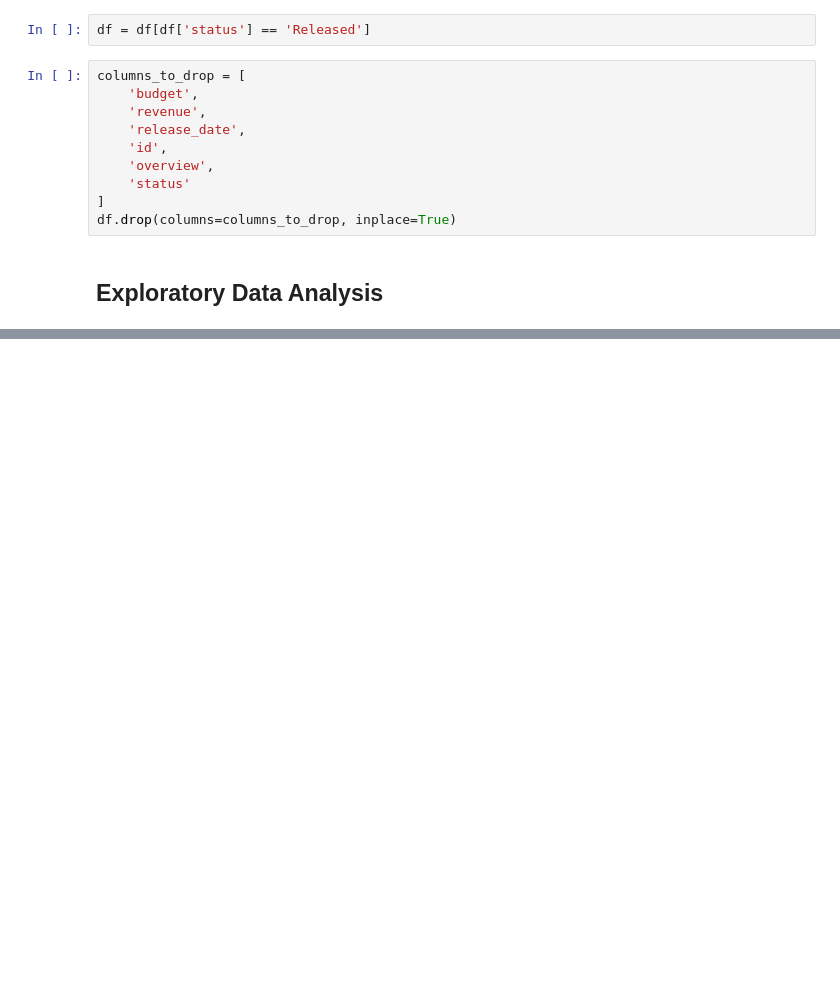
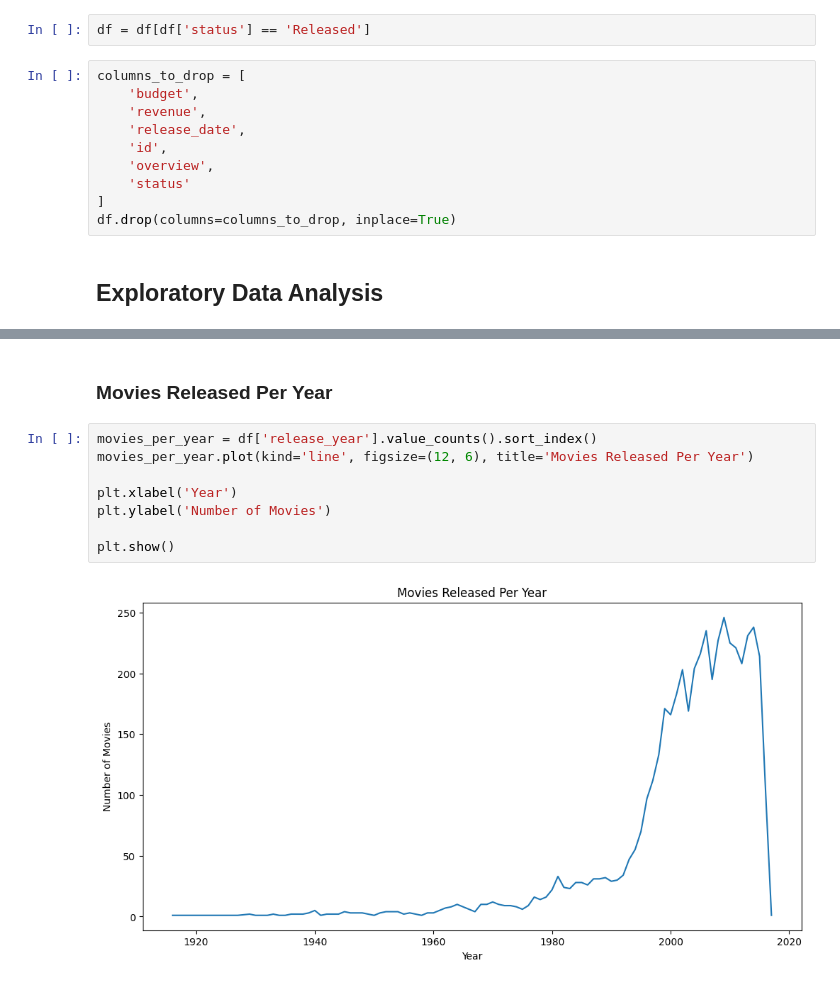
Before and after one commit to Havrylov-Serhii/Thesis_Work, a Jupyter notebook: main.ipynb, the cells around one changed output, grey strips where cells are left out. Drawn from its saved outputs; the diff is of its cells as text; blank space fills up the shorter version.

```diff
--- a/main.ipynb
+++ b/main.ipynb
@@ -217,0 +250,12 @@ df.drop(columns=columns_to_drop, inplace=True)
+# %% [markdown]
+### Movies Released Per Year
+# %%
+movies_per_year = df['release_year'].value_counts().sort_index()
+movies_per_year.plot(kind='line', figsize=(12, 6), title='Movies Released Per Year')
+
+plt.xlabel('Year')
+plt.ylabel('Number of Movies')
+
+plt.show()
+# %% [output]
+[figure, added]
```
Also changed, not shown: parts of 38 cells of this notebook, 1 other file.
